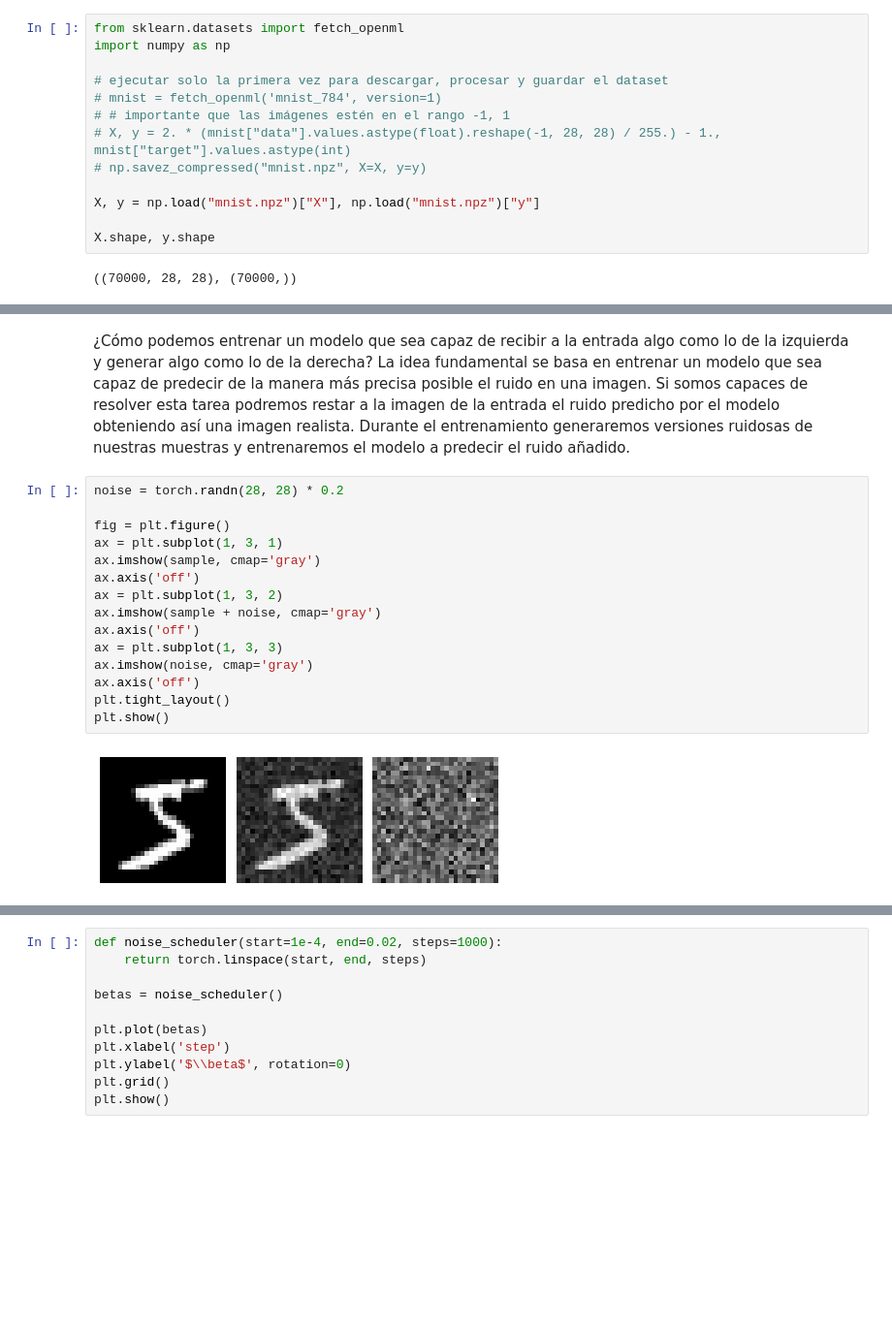
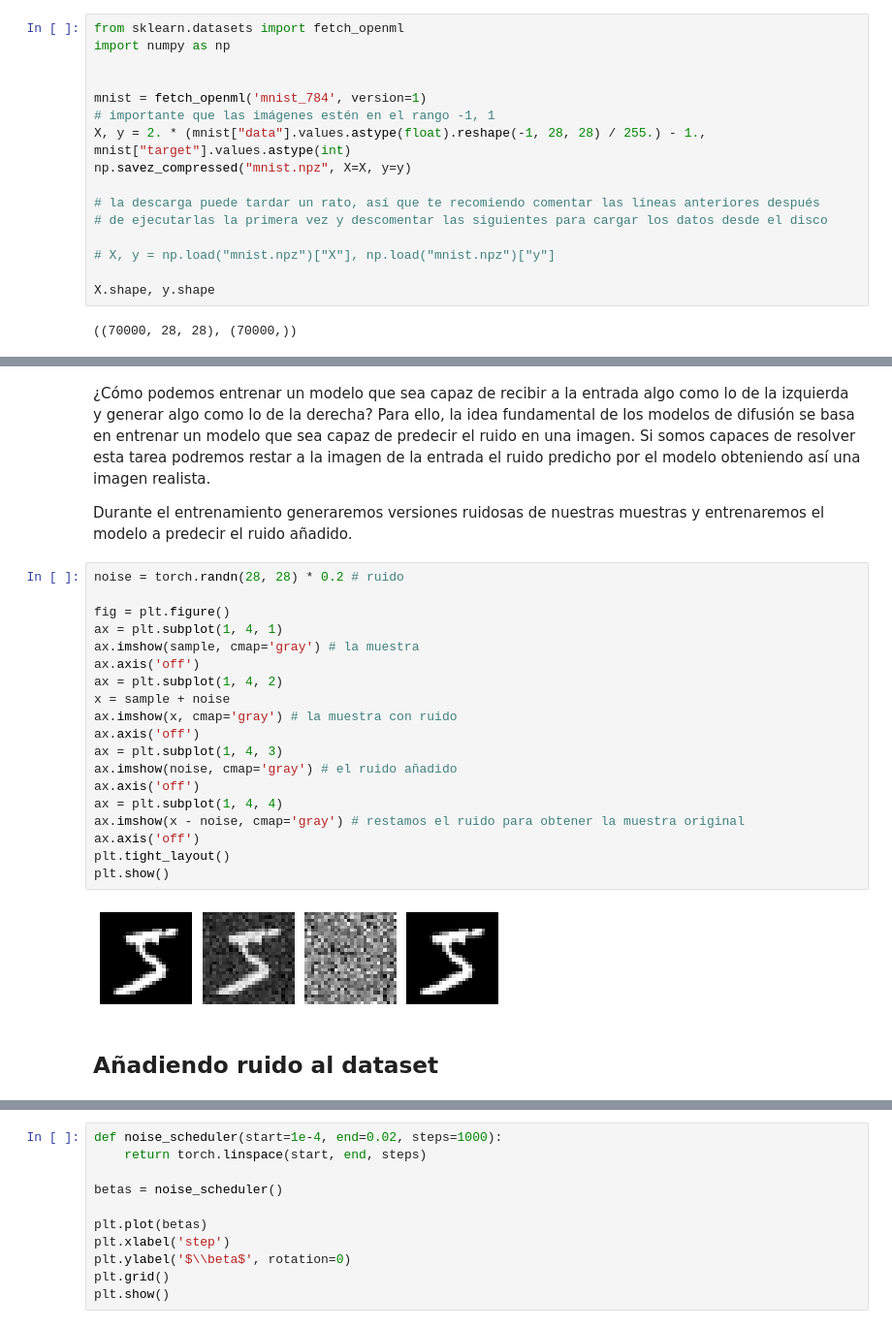
Before and after one commit to juansensio/blog, a Jupyter notebook: 112_sd_scratch_1/112_sd_scratch_1.ipynb, the cells around one changed output, grey strips where cells are left out. Shown at 97% size. Saved outputs shown, nothing was run; the diff lists cells and outputs as text; blank space fills up the shorter version.

```diff
--- a/112_sd_scratch_1/112_sd_scratch_1.ipynb
+++ b/112_sd_scratch_1/112_sd_scratch_1.ipynb
@@ -17,13 +14,16 @@ Para empezar, usaremos nuestro querido datasets MNIST ya que su tamaño es simpl
 from sklearn.datasets import fetch_openml
 import numpy as np
 
-# ejecutar solo la primera vez para descargar, procesar y guardar el dataset
-# mnist = fetch_openml('mnist_784', version=1)
-# # importante que las imágenes estén en el rango -1, 1
-# X, y = 2. * (mnist["data"].values.astype(float).reshape(-1, 28, 28) / 255.) - 1., mnist["target"].values.astype(int)
-# np.savez_compressed("mnist.npz", X=X, y=y)
 
-X, y = np.load("mnist.npz")["X"], np.load("mnist.npz")["y"]
+mnist = fetch_openml('mnist_784', version=1)
+# importante que las imágenes estén en el rango -1, 1
+X, y = 2. * (mnist["data"].values.astype(float).reshape(-1, 28, 28) / 255.) - 1., mnist["target"].values.astype(int)
+np.savez_compressed("mnist.npz", X=X, y=y)
+
+# la descarga puede tardar un rato, así que te recomiendo comentar las líneas anteriores después
+# de ejecutarlas la primera vez y descomentar las siguientes para cargar los datos desde el disco
+
+# X, y = np.load("mnist.npz")["X"], np.load("mnist.npz")["y"]
 
 X.shape, y.shape
 # %% [output]
@@ -69,20 +67,28 @@ plt.show()
 # %% [markdown]
-¿Cómo podemos entrenar un modelo que sea capaz de recibir a la entrada algo como lo de la izquierda y generar algo como lo de la derecha? La idea fundamental se basa en entrenar un modelo que sea capaz de predecir de la manera más precisa posible el ruido en una imagen. Si somos capaces de resolver esta tarea podremos restar a la imagen de la entrada el ruido predicho por el modelo obteniendo así una imagen realista. Durante el entrenamiento generaremos versiones ruidosas de nuestras muestras y entrenaremos el modelo a predecir el ruido añadido.
+¿Cómo podemos entrenar un modelo que sea capaz de recibir a la entrada algo como lo de la izquierda y generar algo como lo de la derecha? Para ello, la idea fundamental de los modelos de difusión se basa en entrenar un modelo que sea capaz de predecir el ruido en una imagen. Si somos capaces de resolver esta tarea podremos restar a la imagen de la entrada el ruido predicho por el modelo obteniendo así una imagen realista.
+
+Durante el entrenamiento generaremos versiones ruidosas de nuestras muestras y entrenaremos el modelo a predecir el ruido añadido.
 # %%
-noise = torch.randn(28, 28) * 0.2
+noise = torch.randn(28, 28) * 0.2 # ruido
 
 fig = plt.figure()
-ax = plt.subplot(1, 3, 1)
-ax.imshow(sample, cmap='gray')
+ax = plt.subplot(1, 4, 1)
+ax.imshow(sample, cmap='gray') # la muestra
 ax.axis('off')
-ax = plt.subplot(1, 3, 2)
-ax.imshow(sample + noise, cmap='gray')
+ax = plt.subplot(1, 4, 2)
+x = sample + noise
+ax.imshow(x, cmap='gray') # la muestra con ruido
 ax.axis('off')
-ax = plt.subplot(1, 3, 3)
-ax.imshow(noise, cmap='gray')
+ax = plt.subplot(1, 4, 3)
+ax.imshow(noise, cmap='gray') # el ruido añadido
+ax.axis('off')
+ax = plt.subplot(1, 4, 4)
+ax.imshow(x - noise, cmap='gray') # restamos el ruido para obtener la muestra original
 ax.axis('off')
 plt.tight_layout()
 plt.show()
 # %% [output]
-[figure, old version]
+[figure, new version]
+# %% [markdown]
+## Añadiendo ruido al dataset
 # %% [markdown]
```
Also changed, not shown: parts of 33 cells of this notebook, 1 other file.
